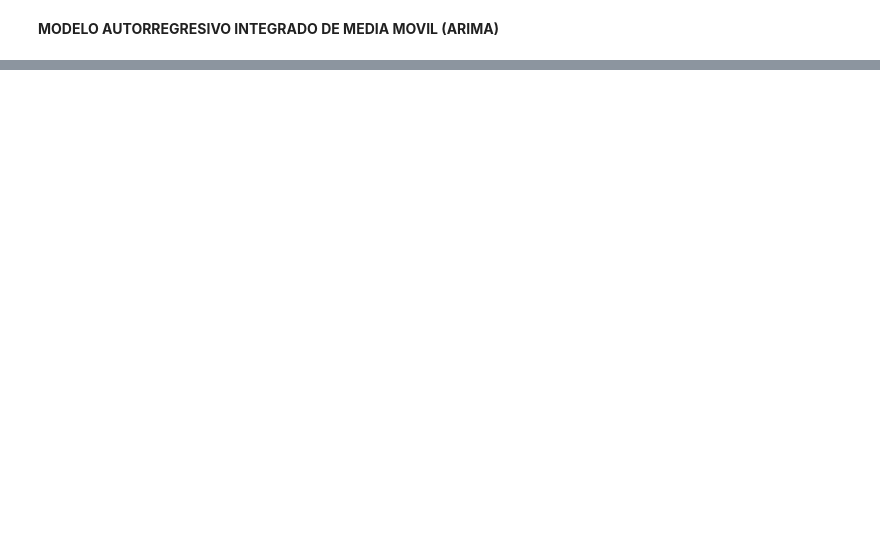
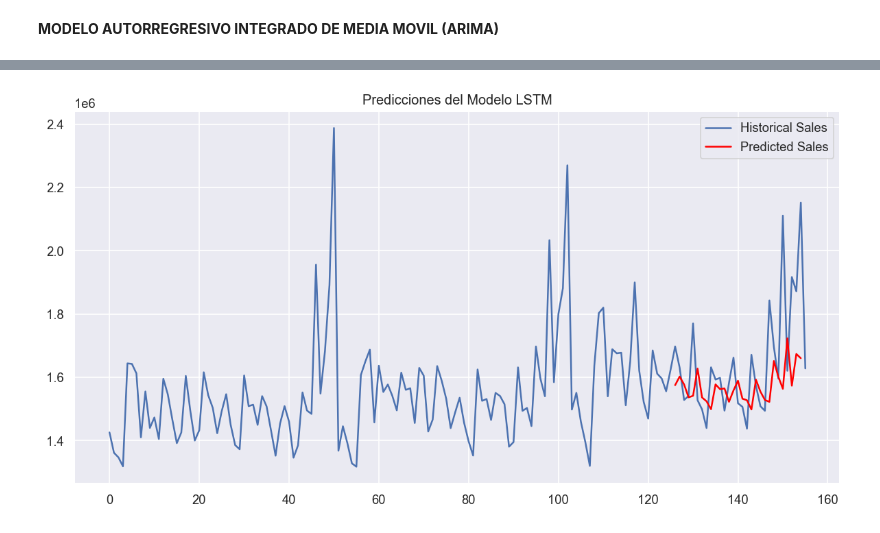
Before and after one commit to jgerezrodriguez/ProyectoFinalJG, a Jupyter notebook: ProyectoFinal-Rev1.ipynb, the cells around one changed output, grey strips where cells are left out. Drawn from its saved outputs; the diff is of its cells as text; code cells hidden in the pictures; blank space fills up the shorter version.

```diff
--- a/ProyectoFinal-Rev1.ipynb
+++ b/ProyectoFinal-Rev1.ipynb
@@ -942,0 +974,11 @@ Valor del AIC: 3473.1835190249058
+# %%
+# reshape input to be [samples, time steps, features]
+trainX = np.reshape(trainX, (trainX.shape[0], 1, trainX.shape[1]))
+testX = np.reshape(testX, (testX.shape[0], 1, testX.shape[1]))
+# %%
+# create and fit the LSTM network
+model4 = Sequential()
+model4.add(LSTM(4, input_shape=(1, look_back)))
+model4.add(Dense(1))
+model4.compile(loss='mean_squared_error', optimizer='adam')
+model4.fit(trainX, trainY, epochs=100, batch_size=1, verbose=2)
@@ -942,0 +1020,14 @@ Valor del AIC: 3473.1835190249058
+# %%
+# make predictions
+trainPredict = model4.predict(trainX)
+testPredict = model4.predict(testX)
+# invert predictions
+trainPredict = scaler.inverse_transform(trainPredict)
+trainY = scaler.inverse_transform([trainY])
+testPredict = scaler.inverse_transform(testPredict)
+testY = scaler.inverse_transform([testY])
+# calculate root mean squared error
+trainScore = np.sqrt(mean_squared_error(trainY[0], trainPredict[:,0]))
+print('Train Score: %.2f RMSE' % (trainScore))
+testScore = np.sqrt(mean_squared_error(testY[0], testPredict[:,0]))
+print('Test Score: %.2f RMSE' % (testScore))
@@ -942,0 +1039,19 @@ Valor del AIC: 3473.1835190249058
+# %%
+# shift train predictions for plotting
+trainPredictPlot = np.empty_like(dataset)
+trainPredictPlot[:, :] = np.nan
+trainPredictPlot[look_back:len(trainPredict)+look_back, :] = trainPredict
+# shift test predictions for plotting
+testPredictPlot = np.empty_like(dataset)
+testPredictPlot[:, :] = np.nan
+testPredictPlot[len(trainPredict)+(look_back*2)+1:len(dataset)-1, :] = testPredict
+# plot baseline and predictions
+plt.figure(figsize=(12, 6))
+plt.plot(scaler.inverse_transform(dataset), label='Historical Sales')
+#plt.plot(trainPredictPlot, color='red')
+plt.plot(testPredictPlot, label='Predicted Sales', color='red')
+plt.title('Predicciones del Modelo LSTM')
+plt.legend()
+plt.show()
+# %% [output]
+[figure, added]
```
Also changed, not shown: parts of 18 cells of this notebook, 4 other files.
